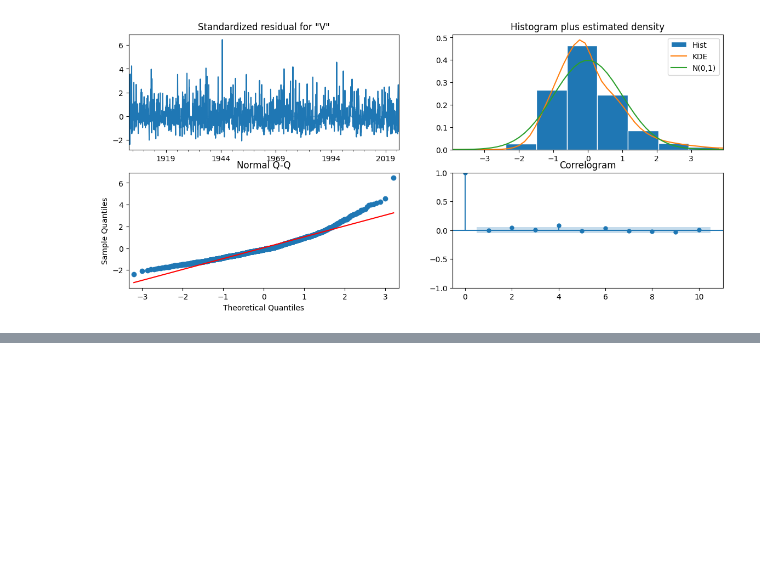
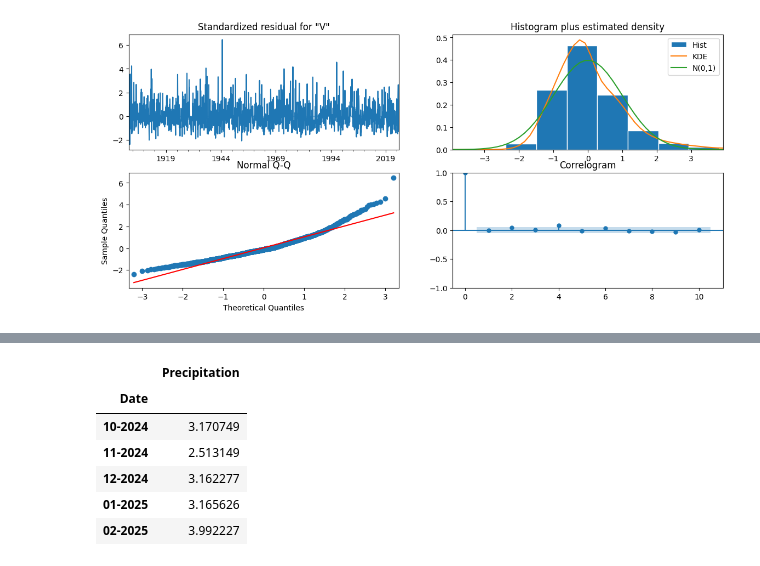
Before and after one commit to phipyao/ds4002-project-2, a Jupyter notebook: SCRIPTS/code-2.ipynb, the cells around one changed output, grey strips where cells are left out. Saved outputs shown, nothing was run; the diff lists cells and outputs as text; code cells hidden in the pictures; blank space fills up the shorter version.

```diff
--- a/SCRIPTS/code-2.ipynb
+++ b/SCRIPTS/code-2.ipynb
@@ -264,3 +264,16 @@ plt.show()
+# %%
+forecast_df = pd.DataFrame({'Date': forecast_index, 'Precipitation': forecast_values})
+forecast_df.set_index('Date', inplace=True)
+forecast_df.index = forecast_df.index.strftime('%m-%Y')
+forecast_df.head()
+# %% [output]
+|  | Precipitation |
+| Date |  |
+| 10-2024 | 3.170749 |
+| 11-2024 | 2.513149 |
+| 12-2024 | 3.162277 |
+| 01-2025 | 3.165626 |
+| 02-2025 | 3.992227 |
 # %%
 # Plot only the forecast
 plt.figure(figsize=(10, 5))
```
Also changed, not shown: parts of 6 cells of this notebook.
